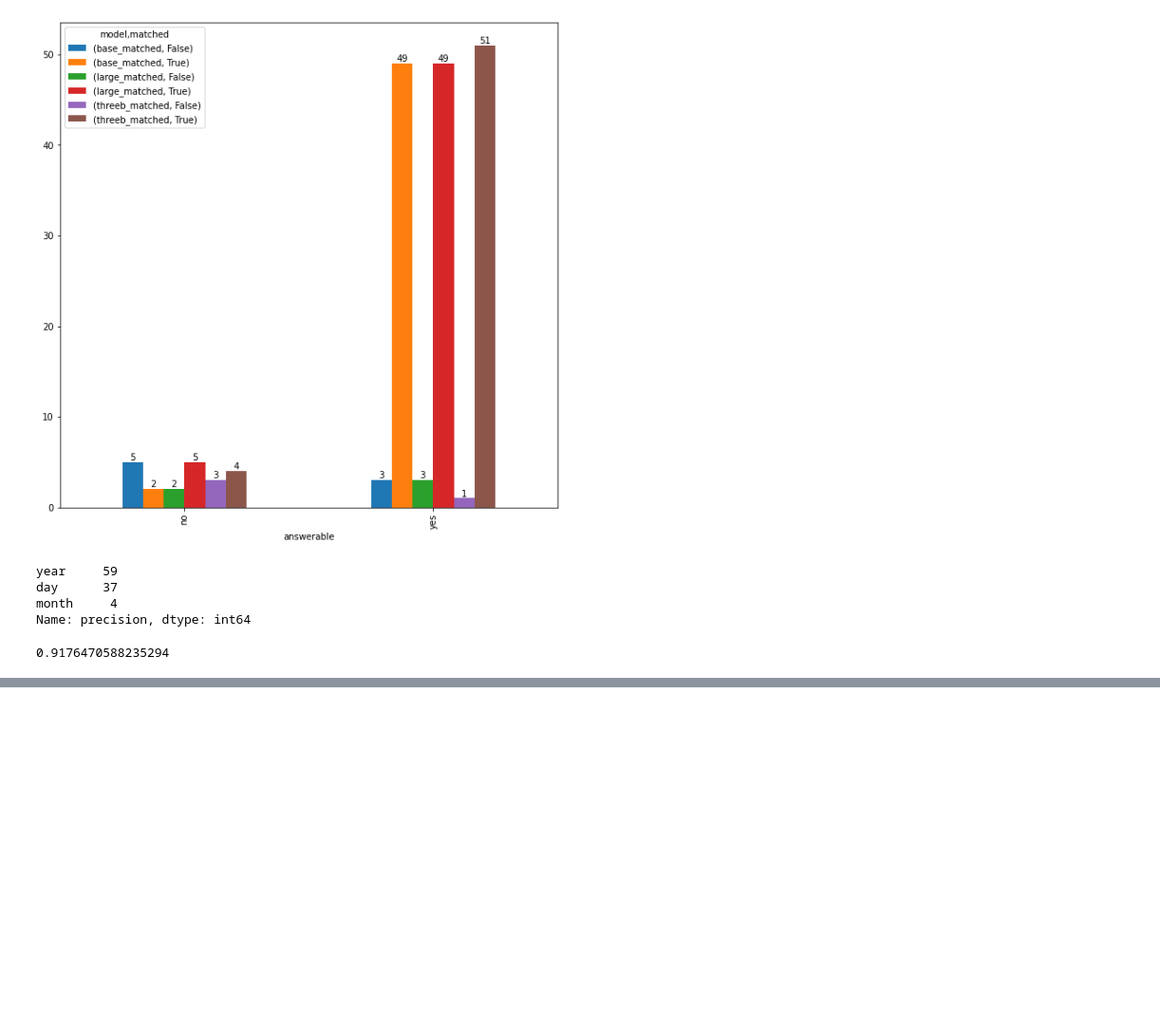
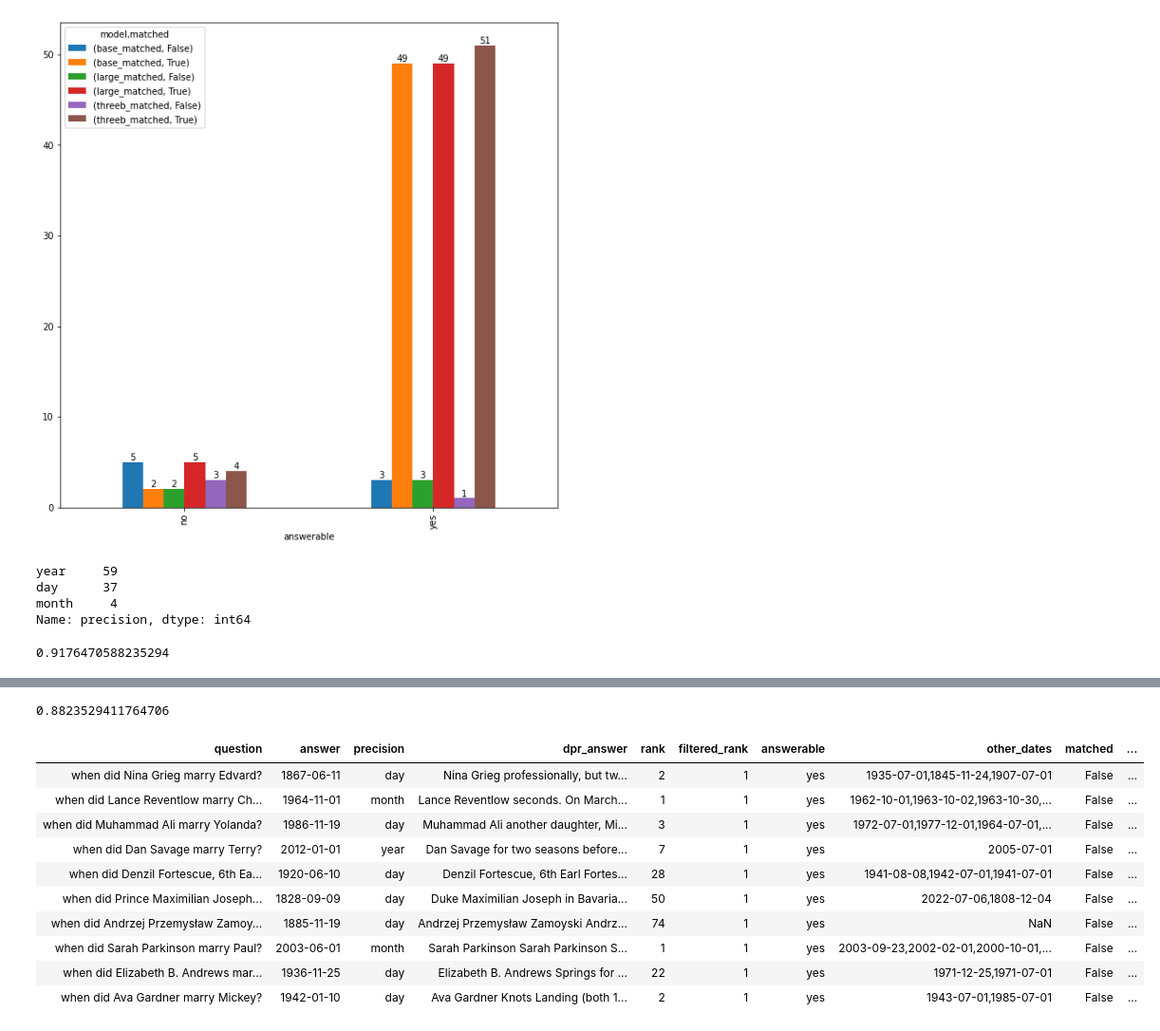
Before and after one commit to usc-isi-i2/time-qualifier-prediction, a Jupyter notebook: notebooks/different-unified-qa-models.ipynb, the cells around one changed output, grey strips where cells are left out. Shown at 95% size. Drawn from its saved outputs; the diff is of its cells as text; code cells hidden in the pictures; blank space fills up the shorter version.

```diff
--- a/notebooks/different-unified-qa-models.ipynb
+++ b/notebooks/different-unified-qa-models.ipynb
@@ -222,3 +223,24 @@ Name: precision, dtype: int64
 78/85
 # %% [output]
 0.9176470588235294
+# %%
+def evaluate_fintuned_bart_results(eval_file, results_file):
+    df = pd.read_csv(eval_file)
+    bart_answers = json.load(open(results_file))
+    matches = []
+    new_answers = []
+    for _, row in df.iterrows():
+        q = row['question']
+        a = row['answer']
+        p = row['precision']
+        bart_answer = bart_answers[q]
+        new_answers.append(bart_answer)
+        _date = parse_date(bart_answer, nlp, requires=['year'])
+        if len(_date) > 0:
+            matched, prov =  match_dates_based_on_precision(a, p, _date[0])
+            matches.append(matched)
+        else:
+            matches.append(False)
+    df['matched'] = matches
+    df['bart_answer'] = new_answers
+    return df
@@ -224,0 +269,21 @@ Name: precision, dtype: int64
+# %%
+fine_tuned_df_v2  = evaluate_fintuned_bart_results('../data/questions-for-annotation-annotated.csv',
+                               '../data/finetuned-bart-answers-2.json')
+# %%
+print(len(fine_tuned_df_v2[(fine_tuned_df_v2['answerable'] == 'yes') & (fine_tuned_df_v2['matched'] == True)]) / len(fine_tuned_df_v2[fine_tuned_df_v2['answerable'] == 'yes']))
+# %% [output]
+0.8823529411764706
+# %%
+HTML(fine_tuned_df_v2[(fine_tuned_df_v2['answerable'] == 'yes') & (fine_tuned_df_v2['matched'] == False)].to_html(index=False))
+# %% [output]
+| question | answer | precision | dpr_answer | rank | filtered_rank | answerable | other_dates | matched | ... |
+| when did Nina Grieg marry Edvard? | 1867-06-11 | day | Nina Grieg professionally, but tw... | 2 | 1 | yes | 1935-07-01,1845-11-24,1907-07-01 | False | ... |
+| when did Lance Reventlow marry Ch... | 1964-11-01 | month | Lance Reventlow seconds. On March... | 1 | 1 | yes | 1962-10-01,1963-10-02,1963-10-30,... | False | ... |
+| when did Muhammad Ali marry Yolanda? | 1986-11-19 | day | Muhammad Ali another daughter, Mi... | 3 | 1 | yes | 1972-07-01,1977-12-01,1964-07-01,... | False | ... |
+| when did Dan Savage marry Terry? | 2012-01-01 | year | Dan Savage for two seasons before... | 7 | 1 | yes | 2005-07-01 | False | ... |
+| when did Denzil Fortescue, 6th Ea... | 1920-06-10 | day | Denzil Fortescue, 6th Earl Fortes... | 28 | 1 | yes | 1941-08-08,1942-07-01,1941-07-01 | False | ... |
+| when did Prince Maximilian Joseph... | 1828-09-09 | day | Duke Maximilian Joseph in Bavaria... | 50 | 1 | yes | 2022-07-06,1808-12-04 | False | ... |
+| when did Andrzej Przemysław Zamoy... | 1885-11-19 | day | Andrzej Przemysław Zamoyski Andrz... | 74 | 1 | yes | NaN | False | ... |
+| when did Sarah Parkinson marry Paul? | 2003-06-01 | month | Sarah Parkinson Sarah Parkinson S... | 1 | 1 | yes | 2003-09-23,2002-02-01,2000-10-01,... | False | ... |
+| when did Elizabeth B. Andrews mar... | 1936-11-25 | day | Elizabeth B. Andrews Springs for ... | 22 | 1 | yes | 1971-12-25,1971-07-01 | False | ... |
+| when did Ava Gardner marry Mickey? | 1942-01-10 | day | Ava Gardner Knots Landing (both 1... | 2 | 1 | yes | 1943-07-01,1985-07-01 | False | ... |
```
Also changed, not shown: parts of 6 cells of this notebook, 4 other files.
